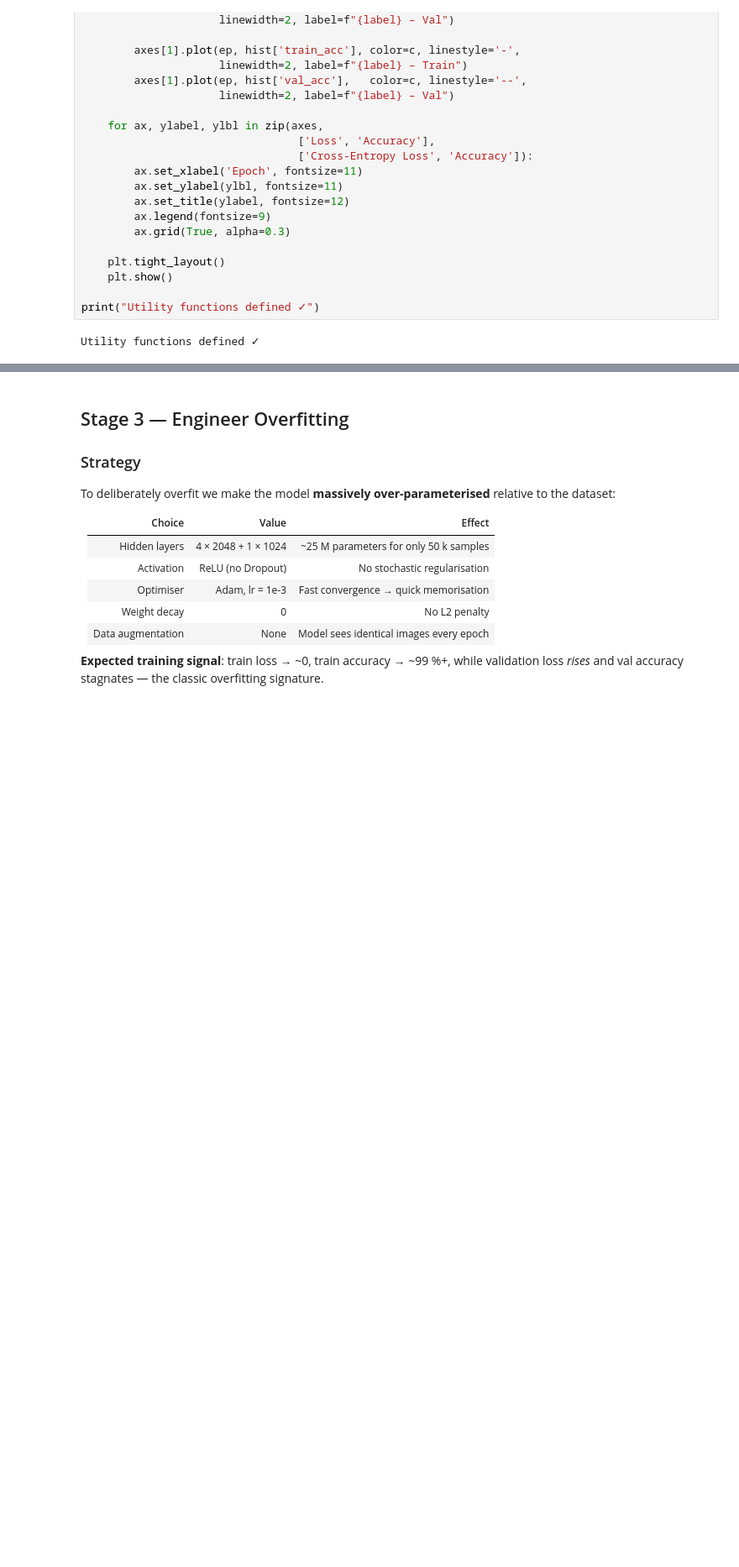
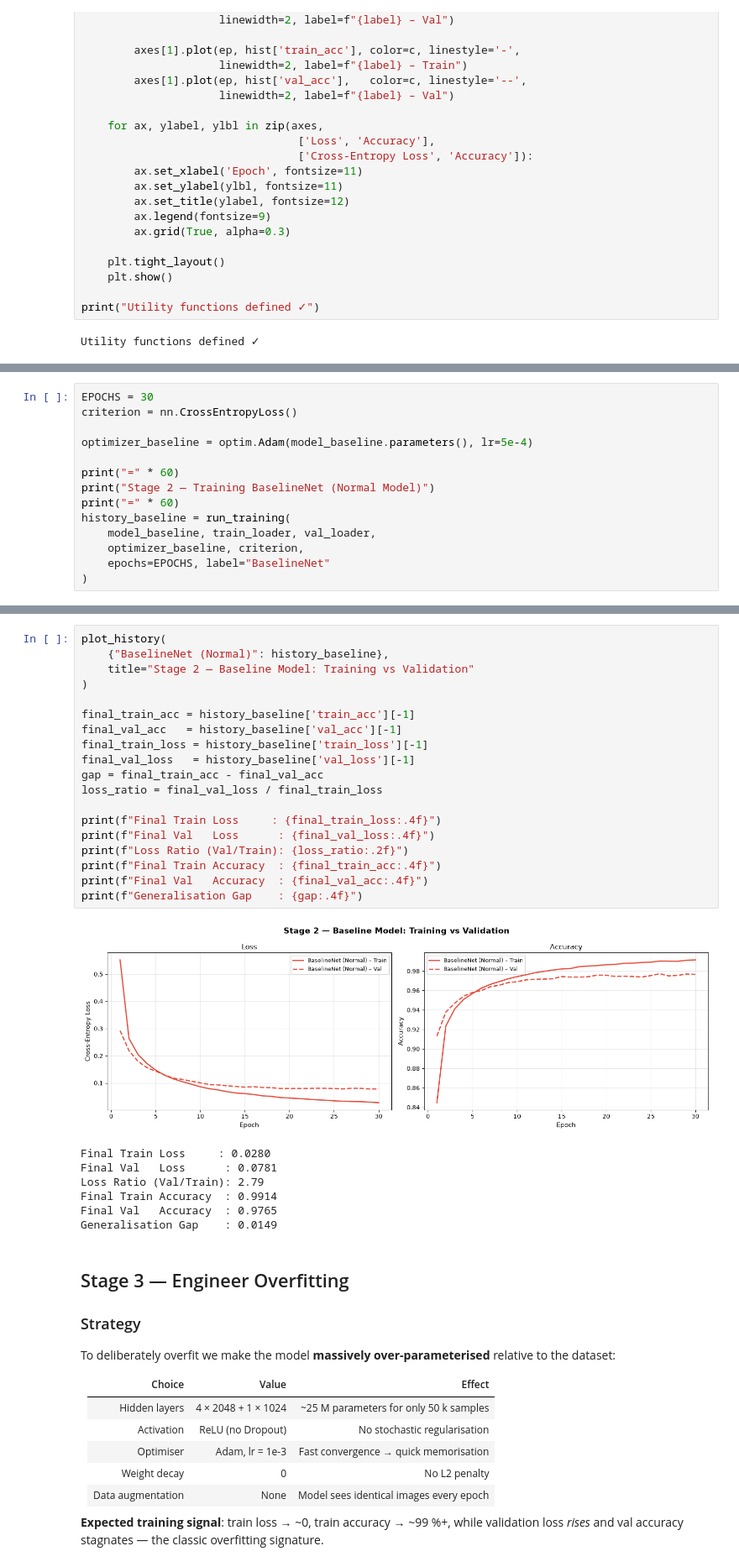
Before and after one commit to Sreelm10sj/mnist-overfit-regularization, a Jupyter notebook: mnist_digit_recognition.ipynb, the cells around one changed output, grey strips where cells are left out. Shown at 84% size. Drawn from its saved outputs; the diff is of its cells as text; blank space fills up the shorter version.

```diff
--- a/mnist_digit_recognition.ipynb
+++ b/mnist_digit_recognition.ipynb
@@ -330,0 +273,14 @@ performance track closely, with no signs of severe overfitting.
+# %%
+EPOCHS = 30
+criterion = nn.CrossEntropyLoss()
+
+optimizer_baseline = optim.Adam(model_baseline.parameters(), lr=5e-4)
+
+print("=" * 60)
+print("Stage 2 — Training BaselineNet (Normal Model)")
+print("=" * 60)
+history_baseline = run_training(
+    model_baseline, train_loader, val_loader,
+    optimizer_baseline, criterion,
+    epochs=EPOCHS, label="BaselineNet"
+)
@@ -331,3 +305,30 @@ performance track closely, with no signs of severe overfitting.
+# %%
+plot_history(
+    {"BaselineNet (Normal)": history_baseline},
+    title="Stage 2 — Baseline Model: Training vs Validation"
+)
+
+final_train_acc = history_baseline['train_acc'][-1]
+final_val_acc   = history_baseline['val_acc'][-1]
+final_train_loss = history_baseline['train_loss'][-1]
+final_val_loss   = history_baseline['val_loss'][-1]
+gap = final_train_acc - final_val_acc
+loss_ratio = final_val_loss / final_train_loss
+
+print(f"Final Train Loss     : {final_train_loss:.4f}")
+print(f"Final Val   Loss      : {final_val_loss:.4f}")
+print(f"Loss Ratio (Val/Train): {loss_ratio:.2f}")
+print(f"Final Train Accuracy  : {final_train_acc:.4f}")
+print(f"Final Val   Accuracy  : {final_val_acc:.4f}")
+print(f"Generalisation Gap    : {gap:.4f}")
+# %% [output]
+[figure, added]
+Final Train Loss     : 0.0280
+Final Val   Loss      : 0.0781
+Loss Ratio (Val/Train): 2.79
+Final Train Accuracy  : 0.9914
+Final Val   Accuracy  : 0.9765
+Generalisation Gap    : 0.0149
 # %% [markdown]
 ## Stage 3 — Engineer Overfitting
 
```
Also changed, not shown: parts of 25 cells of this notebook.
